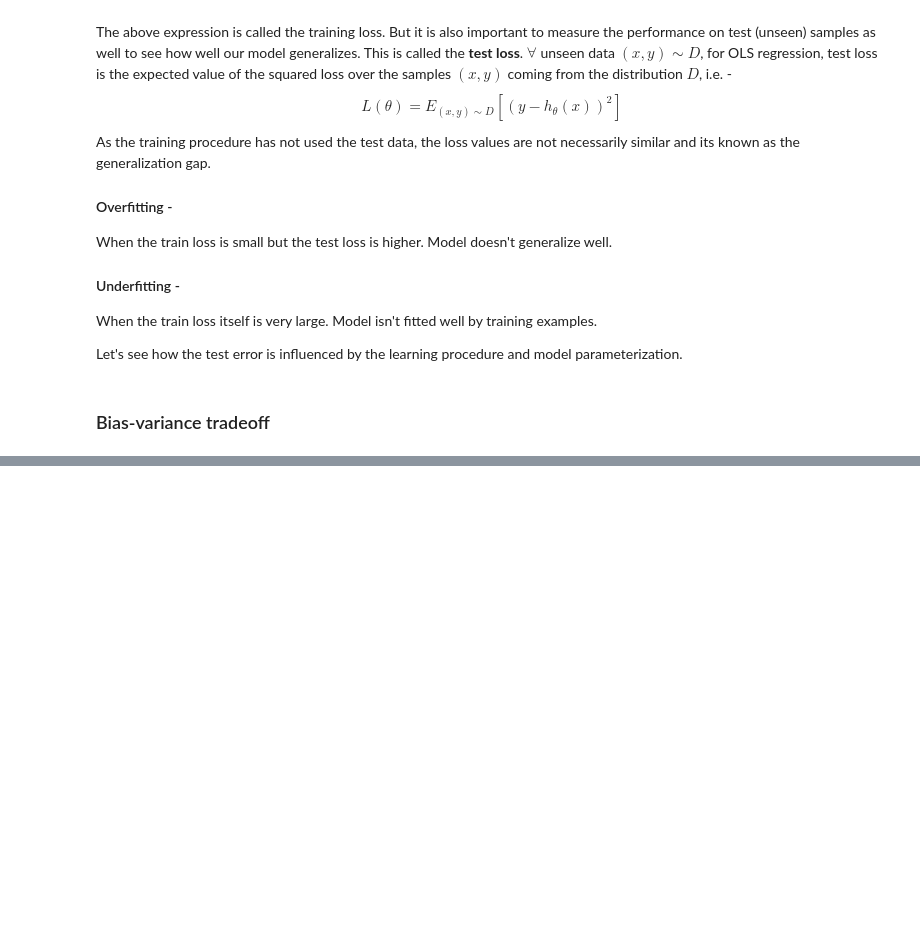
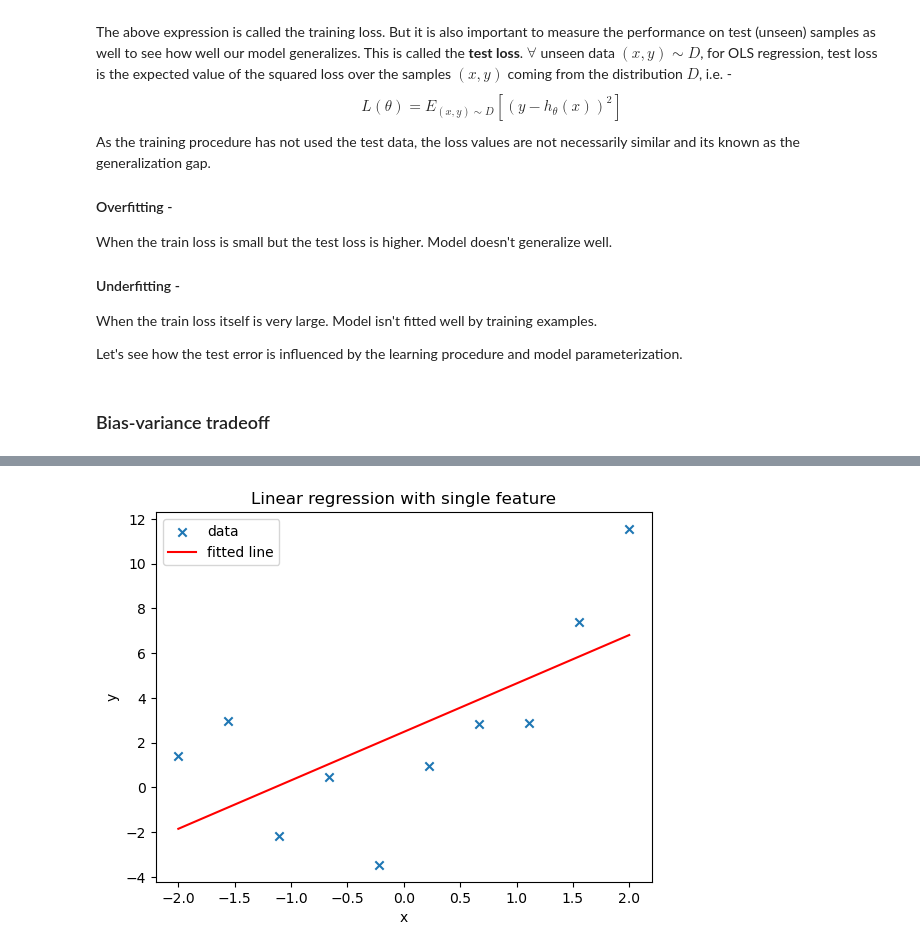
Before and after one commit to AshishSinha5/course_notes, a Jupyter notebook: cs229/chapter_8.ipynb, the cells around one changed output, grey strips where cells are left out. Cells and saved outputs as stored; diff of their text form; code cells hidden in the pictures; blank space fills up the shorter version.

```diff
--- a/cs229/chapter_8.ipynb
+++ b/cs229/chapter_8.ipynb
@@ -23,0 +111,22 @@ Let's see how the test error is influenced by the learning procedure and model p
+# %%
+# fit a line to the data, using sklearn
+# underfit
+from sklearn.linear_model import LinearRegression
+
+x = x.reshape(-1, 1)
+y = y.reshape(-1, 1)
+
+model = LinearRegression()
+model.fit(x, y)
+
+# plot the line
+plt.scatter(x, y, marker='x', label='data')
+h = function(x)
+plt.plot(x, model.predict(x.reshape(-1, 1)), color='r', label='fitted line')
+plt.title('Linear regression with single feature')
+plt.legend()
+plt.ylabel('y')
+plt.xlabel('x')
+plt.show()
+# %% [output]
+[figure, added]
```
Also changed, not shown: parts of 11 cells of this notebook.
